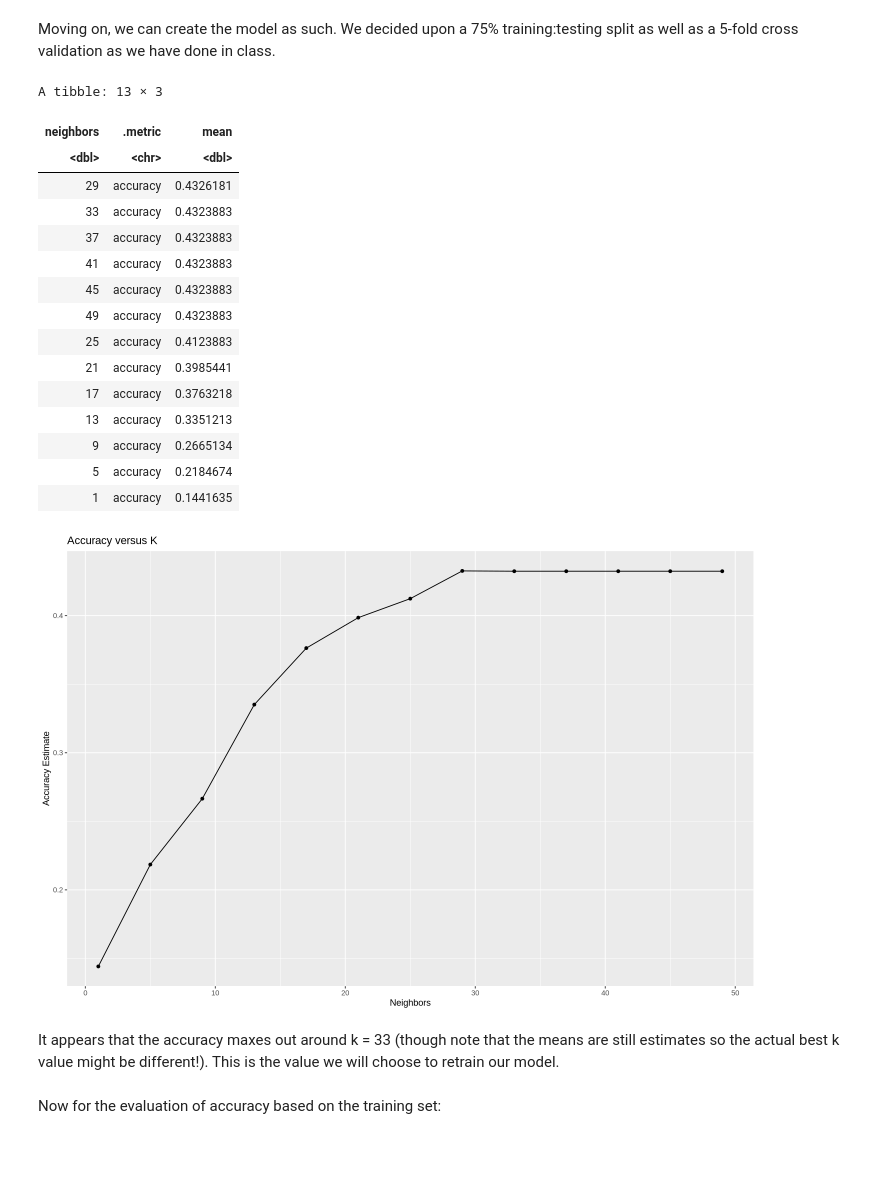
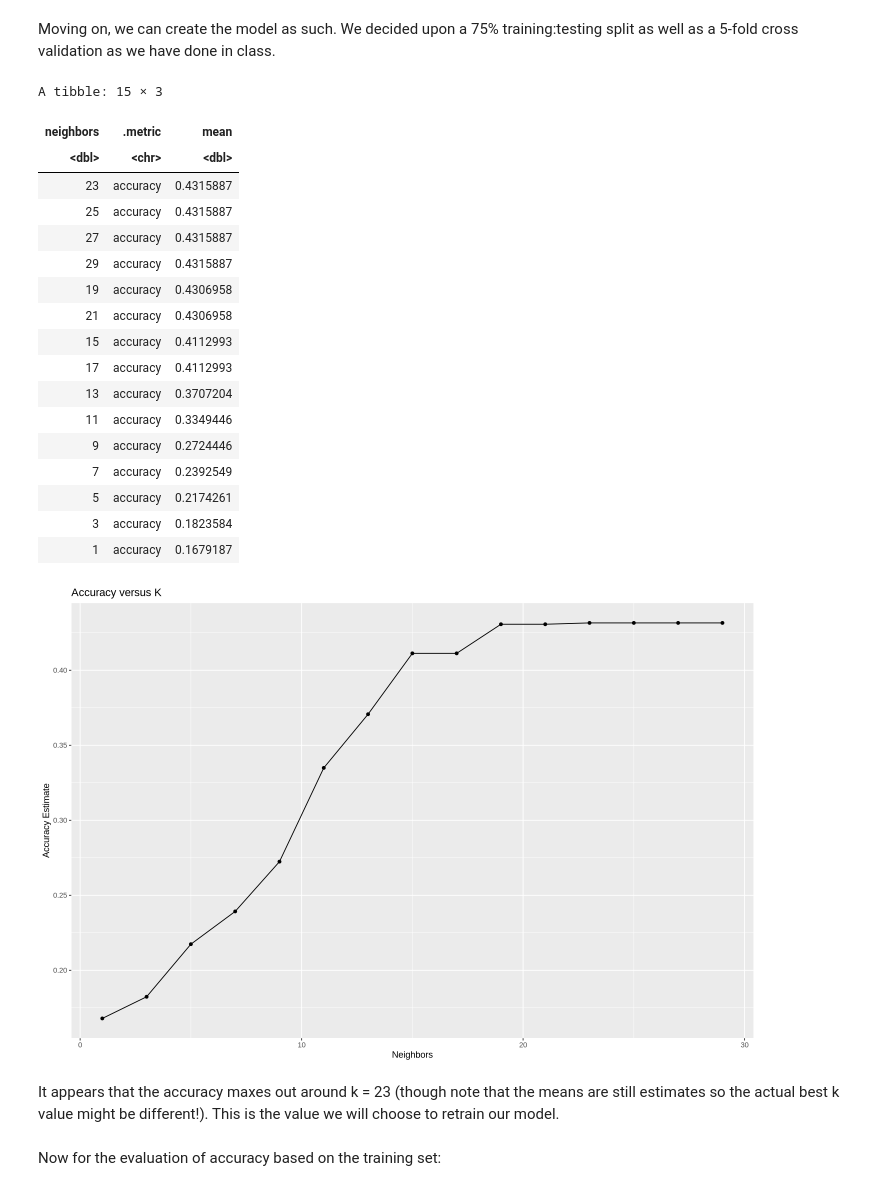
Before and after one commit to amazingk147/DSCI100-Project-Group-42, a Jupyter notebook: project_notebook.ipynb, the cells around one changed output. Drawn from its saved outputs; the diff is of its cells as text; code cells hidden in the pictures; blank space fills up the shorter version.

Commit message:
Set seed

```diff
--- a/project_notebook.ipynb
+++ b/project_notebook.ipynb
@@ -194,57 +194,60 @@ initial_plot
 # %% [markdown]
 Moving on, we can create the model as such. We decided upon a 75% training:testing split as well as a 5-fold cross validation as we have done in class.
 # %%
+set.seed(12345)
+
 player_recipe <- recipe(hours_range ~ age + exp_level, data= data_training) |>
             step_scale(all_predictors()) |>
             step_center(all_predictors())
 
 player_model <- nearest_neighbor(weight_func = "rectangular", neighbors = tune()) |>
             set_engine("kknn") |>
             set_mode("classification")
 
-kvals <- tibble(neighbors = seq(from=1, to=50, by=4))
+kvals <- tibble(neighbors = seq(from=1, to=30, by=2))
 player_vfold <- vfold_cv(data_training, v=5, strata = hours_range)
 
 player_results <- workflow() |>
             add_recipe(player_recipe) |>
             add_model(player_model) |>
             tune_grid(resamples = player_vfold, grid = kvals) |>
             collect_metrics()
 
 player_accuracy <- player_results |>
             select(neighbors, .metric, mean) |>
             filter(.metric == "accuracy") |>
             arrange(-mean)
 
 player_accuracy
+
+cross_val_plot <- player_accuracy |>
+            ggplot(aes(x=neighbors, y=mean))+
+            geom_point()+
+            geom_line()+
+            labs(x = "Neighbors", y = "Accuracy Estimate") +
+            ggtitle("Accuracy versus K")
+
+cross_val_plot
 # %% [output]
-A tibble: 13 × 3
+A tibble: 15 × 3
 | neighbors | .metric | mean |
 | <dbl> | <chr> | <dbl> |
-| 29 | accuracy | 0.4326181 |
-| 33 | accuracy | 0.4323883 |
-| 37 | accuracy | 0.4323883 |
-| 41 | accuracy | 0.4323883 |
-| 45 | accuracy | 0.4323883 |
-| 49 | accuracy | 0.4323883 |
-| 25 | accuracy | 0.4123883 |
-| 21 | accuracy | 0.3985441 |
-| 17 | accuracy | 0.3763218 |
-| 13 | accuracy | 0.3351213 |
-| 9 | accuracy | 0.2665134 |
-| 5 | accuracy | 0.2184674 |
-| 1 | accuracy | 0.1441635 |
+| 23 | accuracy | 0.4315887 |
+| 25 | accuracy | 0.4315887 |
+| 27 | accuracy | 0.4315887 |
+| 29 | accuracy | 0.4315887 |
+| 19 | accuracy | 0.4306958 |
+| 21 | accuracy | 0.4306958 |
+| 15 | accuracy | 0.4112993 |
+| 17 | accuracy | 0.4112993 |
+| 13 | accuracy | 0.3707204 |
+| 11 | accuracy | 0.3349446 |
+| 9 | accuracy | 0.2724446 |
+| 7 | accuracy | 0.2392549 |
+| 5 | accuracy | 0.2174261 |
+| 3 | accuracy | 0.1823584 |
+| 1 | accuracy | 0.1679187 |
+[figure, added]
-# %%
-cross_val_plot <- player_accuracy |>
-            ggplot(aes(x=neighbors, y=mean))+
-            geom_point()+
-            geom_line()+
-            labs(x = "Neighbors", y = "Accuracy Estimate") +
-            ggtitle("Accuracy versus K")
-
-cross_val_plot
-# %% [output]
-[figure, removed]
 # %% [markdown]
-It appears that the accuracy maxes out around k = 33 (though note that the means are still estimates so the actual best k value might be different!). This is the value we will choose to retrain our model.
+It appears that the accuracy maxes out around k = 23 (though note that the means are still estimates so the actual best k value might be different!). This is the value we will choose to retrain our model.
 # %%
```
Also changed, not shown: parts of 5 cells of this notebook.
